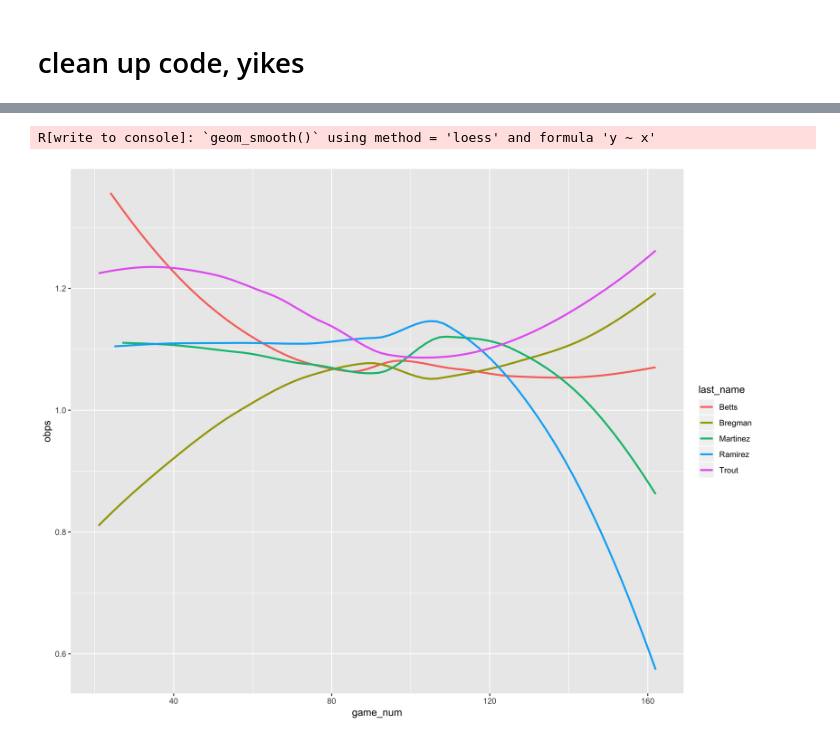
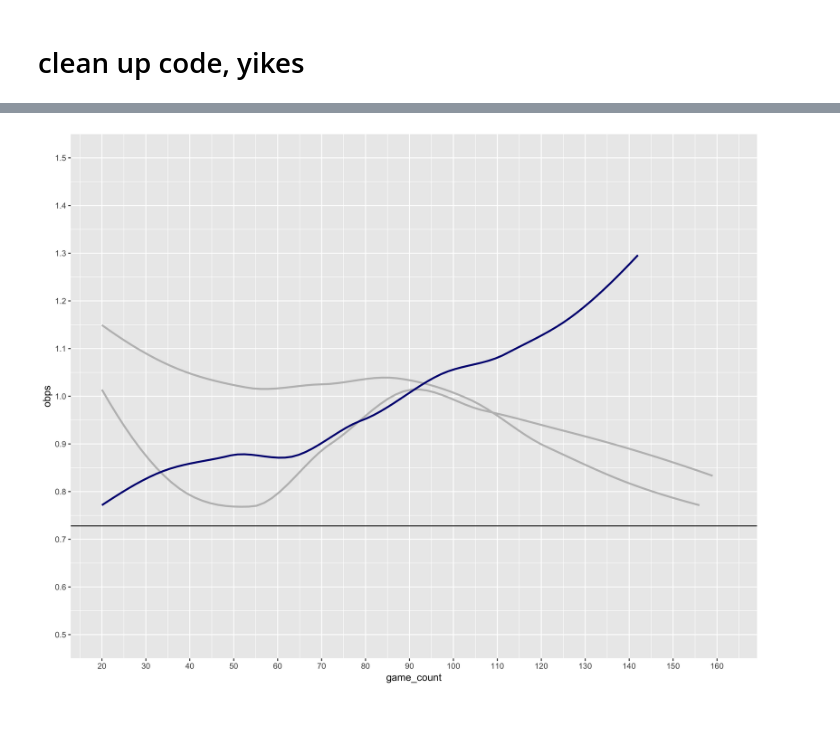
Before and after one commit to alan-flint/MLB-Visualization, a Jupyter notebook: code/mvp_consistency.ipynb, the cells around one changed output, grey strips where cells are left out. Drawn from its saved outputs; the diff is of its cells as text; code cells hidden in the pictures.

```diff
--- a/code/mvp_consistency.ipynb
+++ b/code/mvp_consistency.ipynb
@@ -118,0 +129,18 @@ combined = pd.concat([trout, betts, martinez, ramirez, bregman])
+# %%
+## NL
+yelich = create_cols(yelich, 50)
+baez = create_cols(baez, 50)
+arenado = create_cols(arenado, 50)
+# %%
+def grouping(df):
+    df = df.groupby(['game_count','last_name']).agg('mean')[['ob_pct', 'Slugging', 'obps', 'HR_rolling']].reset_index()
+    return df
+# %%
+yelich = grouping(yelich)
+baez = grouping(baez)
+arenado = grouping(arenado)
+# %%
+combinedNL = pd.concat([yelich, baez, arenado])
+combinedNL.loc[combinedNL.last_name == 'Yelich', 'winnerFlag'] = 'won'
+combinedNL.loc[combinedNL.last_name != 'Yelich', 'winnerFlag'] = 'no'
+combinedNL.head()
@@ -121,8 +177,14 @@ combined = pd.concat([trout, betts, martinez, ramirez, bregman])
 # %%
 %%R -w 11 -h 8.5 --units in -r 400
 
-ggplot() + geom_smooth(aes(x=game_num, y = obps, group = last_name, color = last_name),
-                       data = combined, span = 0.9, se = F)
+ggplot() + geom_smooth(aes(x=game_count, y = obps, group = last_name, color = winnerFlag),
+                       data = combinedNL, method = 'loess', formula = 'y ~ x', se = F) +
+        geom_hline(yintercept = 0.728) +
+        scale_color_manual(values = c('grey', 'navyblue')) +
+        scale_x_continuous(limits = c(20, 162), breaks = seq(20, 162, by = 10)) +
+        scale_y_continuous(limits = c(0.5, 1.5), breaks = seq(0.5, 1.5, by = 0.1)) +
+        guides(color = F)
 # %% [output]
-R[write to console]: `geom_smooth()` using method = 'loess' and formula 'y ~ x'
-[figure, old version]
+[figure, new version]
+# %% [markdown]
+###
```
Also changed, not shown: parts of 17 cells of this notebook, 1 other file.
